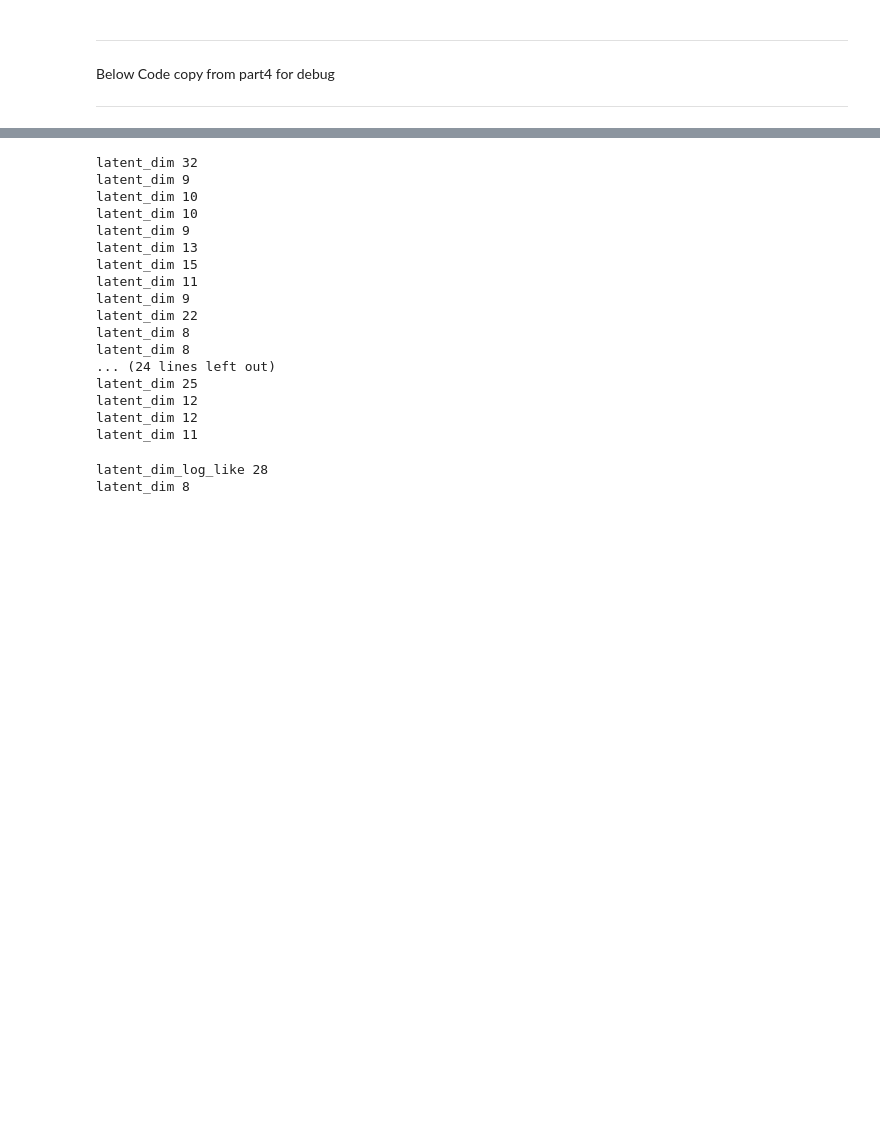
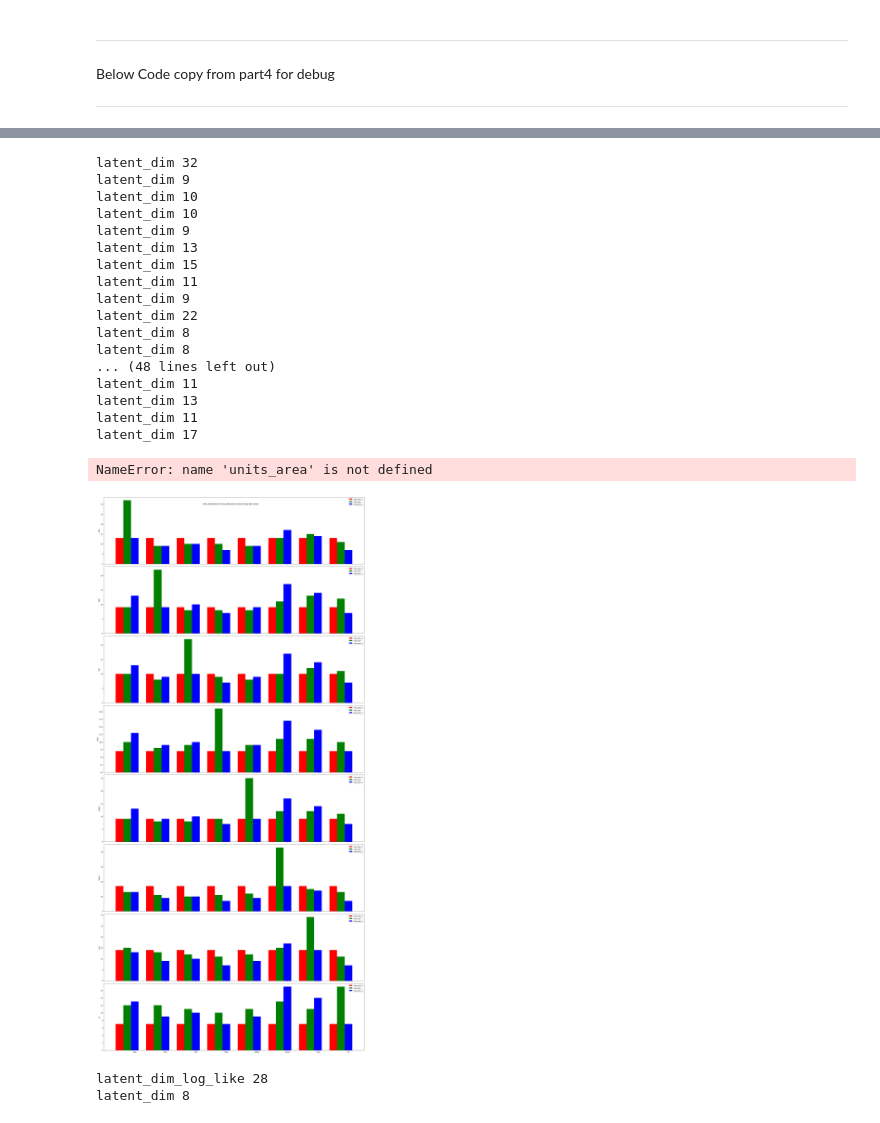
Before and after one commit to Jp-17/Coding_learning, a Jupyter notebook: Project_explore/Information flow across areas/CS_CCA_part2.ipynb, the cells around one changed output, grey strips where cells are left out. Drawn from its saved outputs; the diff is of its cells as text; code cells hidden in the pictures; blank space fills up the shorter version.

Commit message:
save inter_dim_areas

```diff
--- a/Project_explore/Information flow across areas/CS_CCA_part2.ipynb
+++ b/Project_explore/Information flow across areas/CS_CCA_part2.ipynb
@@ -549,8 +549,6 @@ inter_dim_areas, pCCA_load_mat_1, pCCA_load_mat_2 = get_inter_dim_area(areas, st
 np.save('inter_dim_areas_755434585', inter_dim_areas)
 np.save('pCCA_load_mat_1_755434585', pCCA_load_mat_1)
 np.save('pCCA_load_mat_2_755434585', pCCA_load_mat_2)
-
-plot_inter_dim_areas(areas, units_area, intra_dim_area, inter_dim_areas)
 # %% [output]
 latent_dim 32
 latent_dim 9
@@ -564,11 +562,18 @@ latent_dim 9
 latent_dim 22
 latent_dim 8
 latent_dim 8
-... (24 lines left out)
-latent_dim 25
-latent_dim 12
-latent_dim 12
+... (48 lines left out)
 latent_dim 11
+latent_dim 13
+latent_dim 11
+latent_dim 17
+NameError: name 'units_area' is not defined
+# %%
+intra_dim_area = np.load('intra_dim_area_755434585.npy')
+inter_dim_areas = np.load('inter_dim_areas_755434585.npy')
+plot_inter_dim_areas(areas, intra_dim_area, inter_dim_areas)
+# %% [output]
+[figure, added]
 # %%
 def cross_val_FA(des_mat, latent_dim):
 
```
Also changed, not shown: 4 other files.
